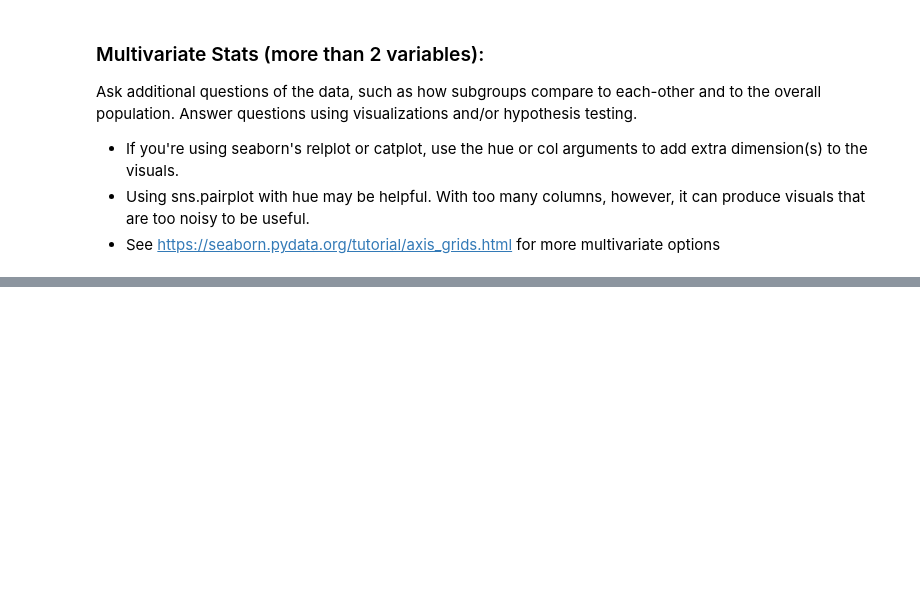
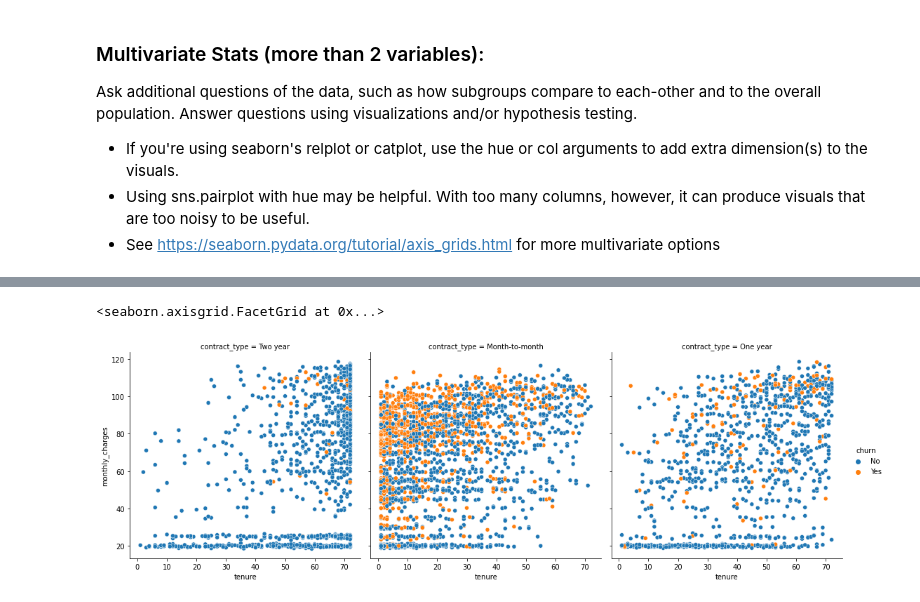
Before and after one commit to Cayt-Schlichting/example-classification-project, a Jupyter notebook: eda.ipynb, the cells around one changed output, grey strips where cells are left out. Cells and saved outputs as stored; diff of their text form; code cells hidden in the pictures; blank space fills up the shorter version.

```diff
--- a/eda.ipynb
+++ b/eda.ipynb
@@ -193,0 +261,6 @@ Ask additional questions of the data, such as how subgroups compare to each-othe
+# %%
+#Look at tenure and monthly charges, color by churn and subset by contract type
+sns.relplot(data=tr_eda,x='tenure',y='monthly_charges',hue='churn',col='contract_type')
+# %% [output]
+<seaborn.axisgrid.FacetGrid at 0x...>
+[figure, added]
```
Also changed, not shown: parts of 40 cells of this notebook.
